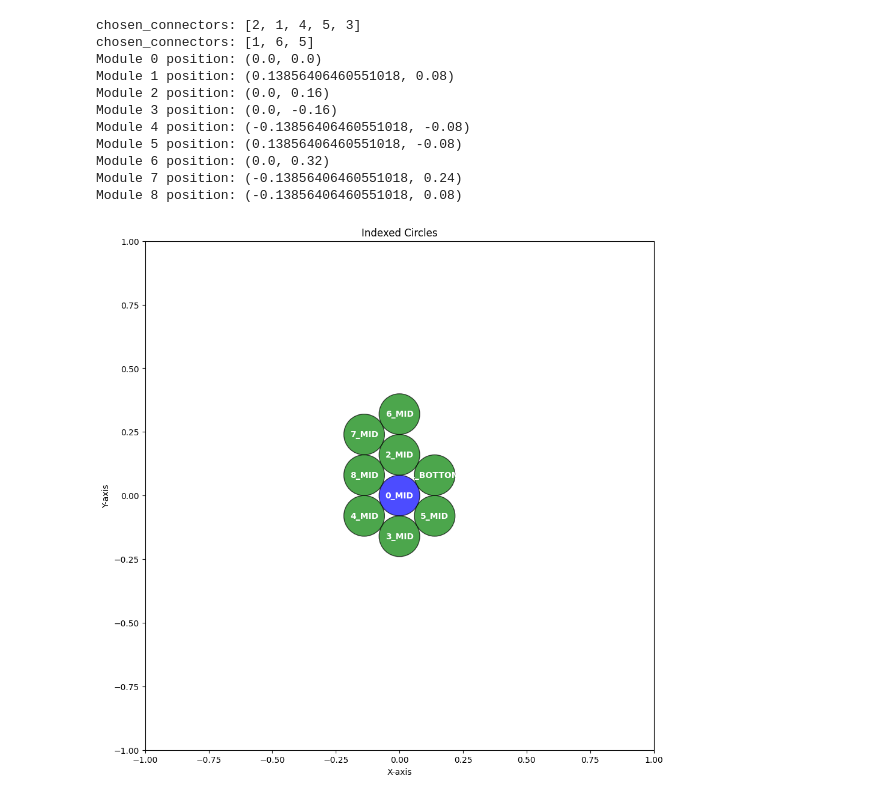
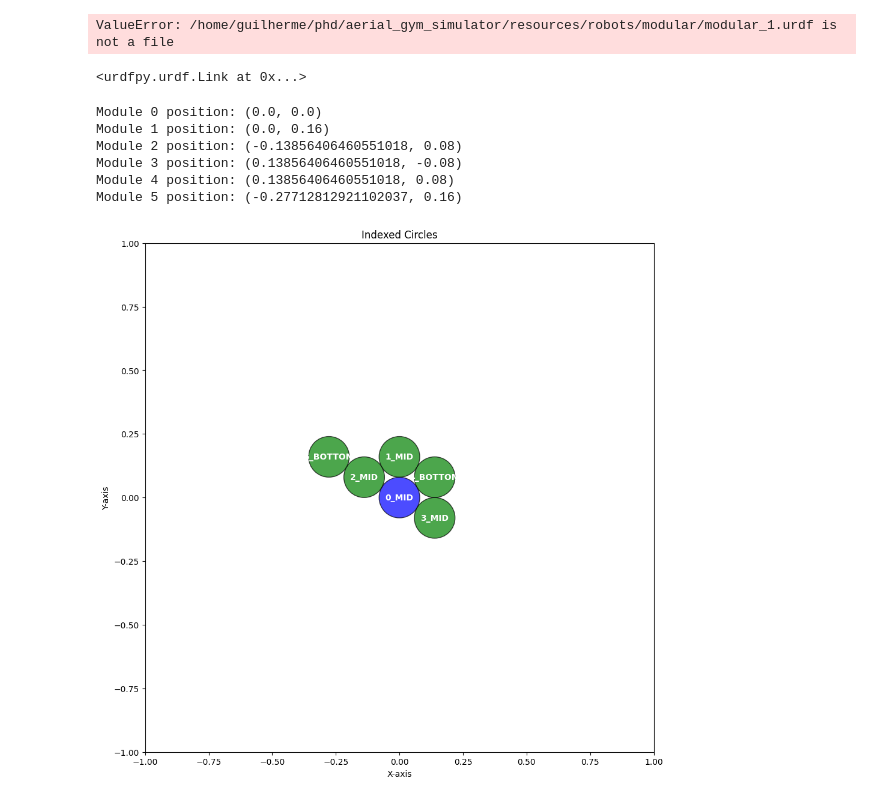
Before and after one commit to guilhermecano/aerial_gym_simulator, a Jupyter notebook: notebooks/2.generate_urdf.ipynb, the cells around one changed output. Cells and saved outputs as stored; diff of their text form; code cells hidden in the pictures.

```diff
--- a/notebooks/2.generate_urdf.ipynb
+++ b/notebooks/2.generate_urdf.ipynb
@@ -17,16 +23,19 @@ ImportError: libpython3.7m.so.1.0: cannot open shared object file: No such file
+# %%
+robot = URDF.load(f"{AERIAL_GYM_ROOT_DIR}/resources/robots/modular/modular_1.urdf")
+# %% [output]
+ValueError: /home/guilherme/phd/aerial_gym_simulator/resources/robots/modular/modular_1.urdf is not a file
+# %%
+robot.links[0]
+# %% [output]
+<urdfpy.urdf.Link at 0x...>
 # %%
-drone = generate_random_drone(num_propellers=8, num_bases=1, allow_unevenness=True)
+drone = generate_random_drone(num_propellers=5, num_bases=1, allow_unevenness=True)
 pĺot_drone(drone)
 # %% [output]
-chosen_connectors: [2, 1, 4, 5, 3]
-chosen_connectors: [1, 6, 5]
 Module 0 position: (0.0, 0.0)
-Module 1 position: (0.13856406460551018, 0.08)
-Module 2 position: (0.0, 0.16)
-Module 3 position: (0.0, -0.16)
-Module 4 position: (-0.13856406460551018, -0.08)
-Module 5 position: (0.13856406460551018, -0.08)
-Module 6 position: (0.0, 0.32)
-Module 7 position: (-0.13856406460551018, 0.24)
-Module 8 position: (-0.13856406460551018, 0.08)
+Module 1 position: (0.0, 0.16)
+Module 2 position: (-0.13856406460551018, 0.08)
+Module 3 position: (0.13856406460551018, -0.08)
+Module 4 position: (0.13856406460551018, 0.08)
+Module 5 position: (-0.27712812921102037, 0.16)
-[figure, old version]
+[figure, new version]
```
Also changed, not shown: parts of 14 cells of this notebook, 15 other files.
